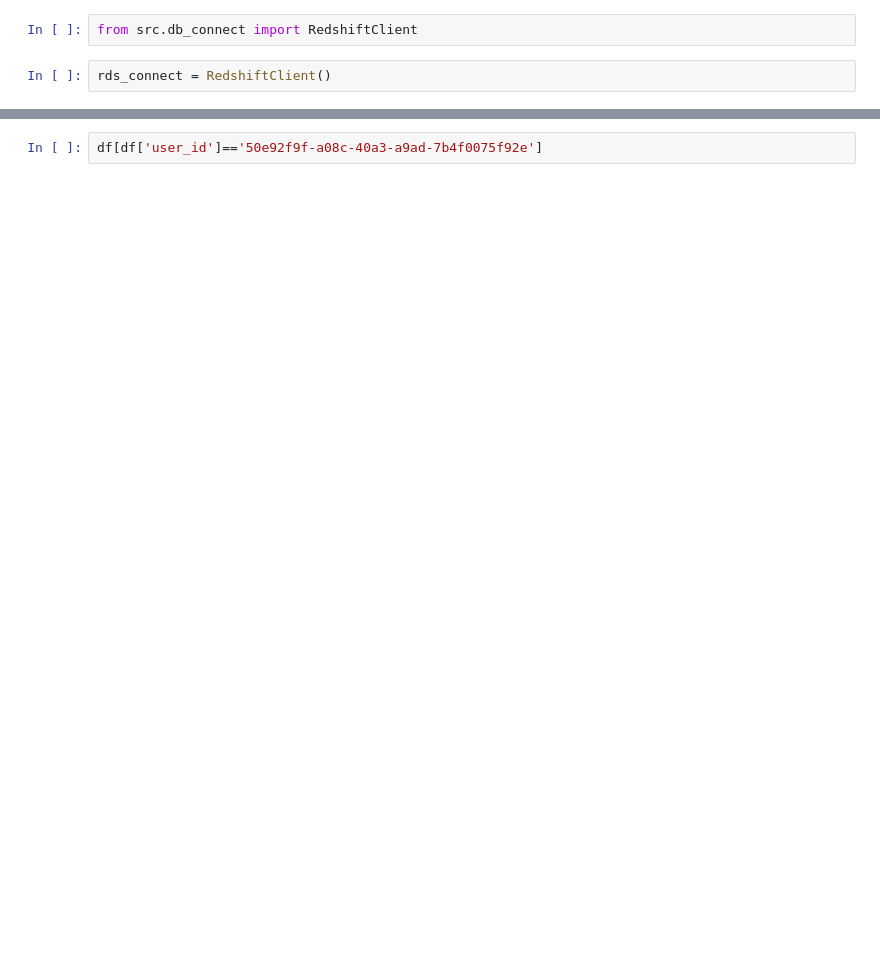
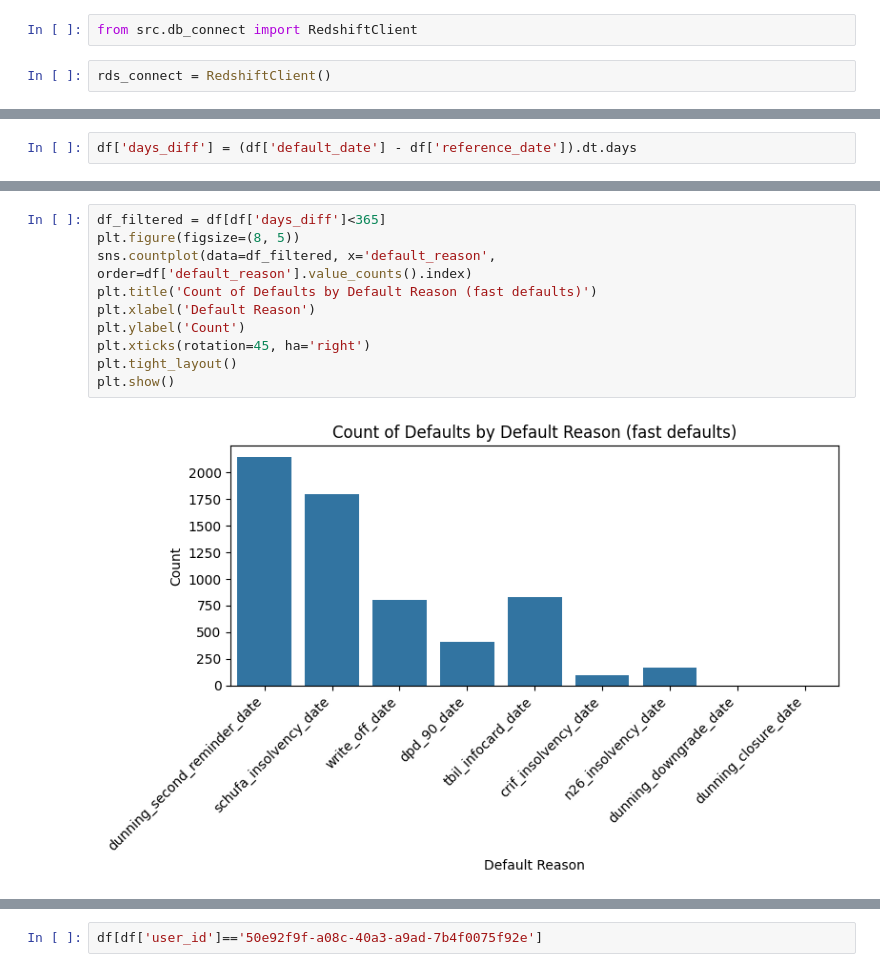
Before and after one commit to ilyakatliaroun26/CCF, a Jupyter notebook: test.ipynb, the cells around one changed output, grey strips where cells are left out. Cells and saved outputs as stored; diff of their text form; blank space fills up the shorter version.

```diff
--- a/test.ipynb
+++ b/test.ipynb
@@ -247,0 +345,2 @@ plt.show()
+# %%
+df['days_diff'] = (df['default_date'] - df['reference_date']).dt.days
@@ -247,0 +383,12 @@ plt.show()
+# %%
+df_filtered = df[df['days_diff']<365]
+plt.figure(figsize=(8, 5))
+sns.countplot(data=df_filtered, x='default_reason', order=df['default_reason'].value_counts().index)
+plt.title('Count of Defaults by Default Reason (fast defaults)')
+plt.xlabel('Default Reason')
+plt.ylabel('Count')
+plt.xticks(rotation=45, ha='right')
+plt.tight_layout()
+plt.show()
+# %% [output]
+[figure, added]
```
Also changed, not shown: parts of 59 cells of this notebook, 20 other files.
